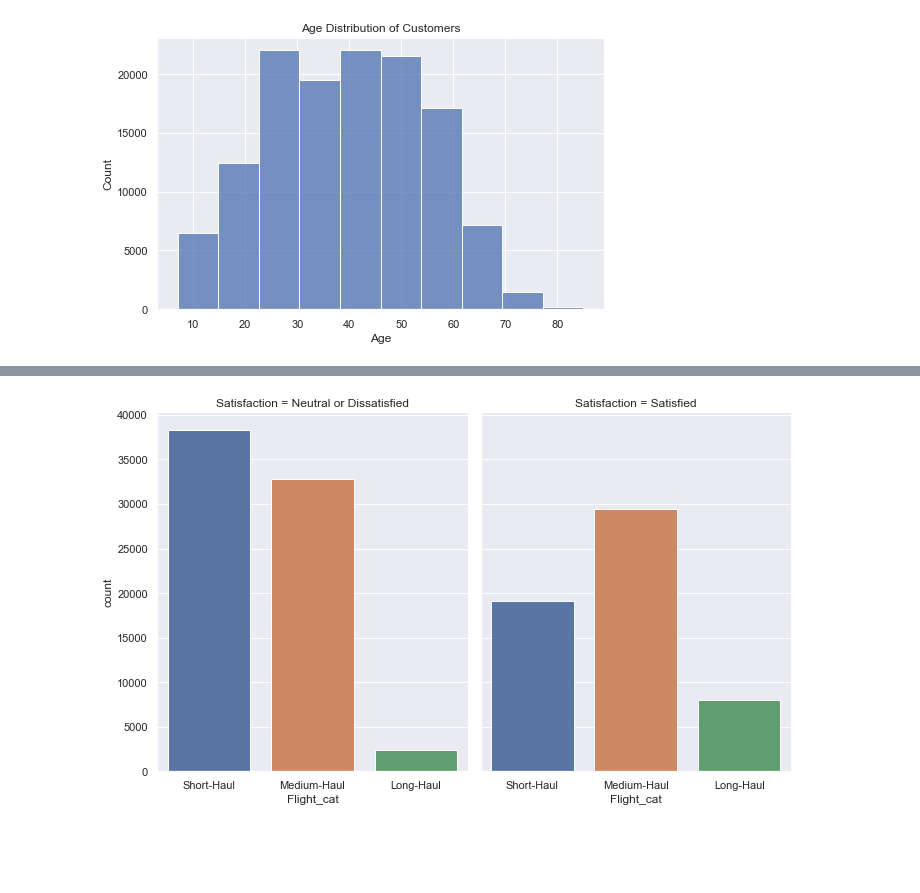
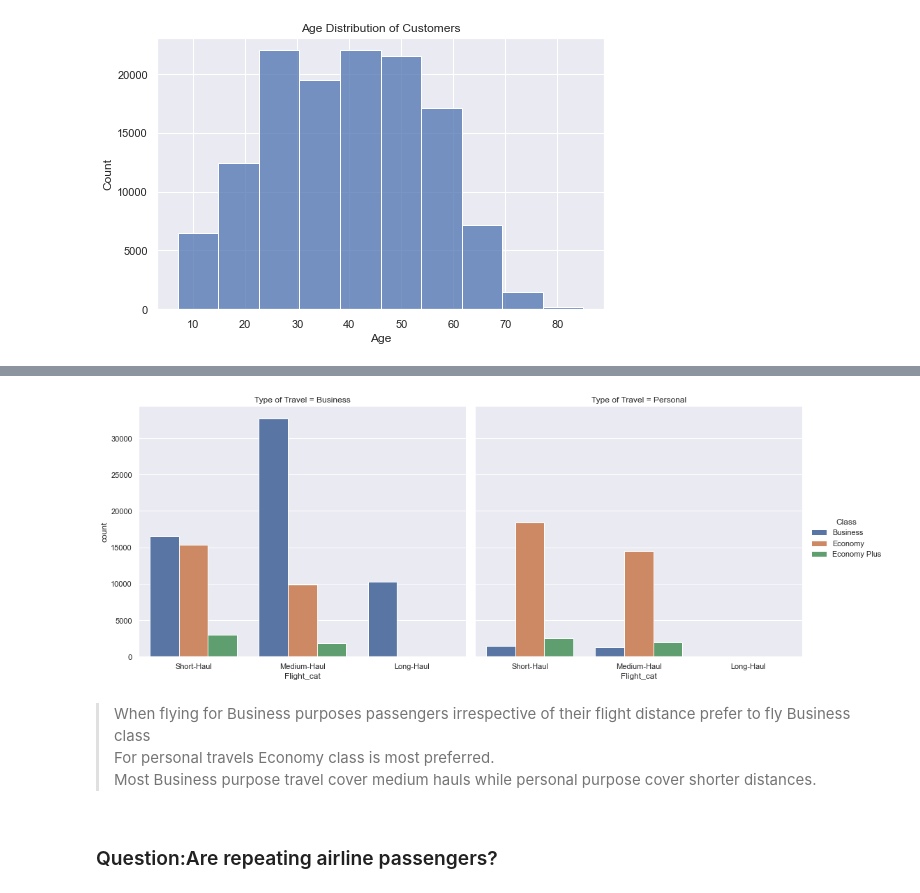
Before and after one commit to techie-grace/Airplane-Customer-Satisfaction, a Jupyter notebook: Aiplane Analysis.ipynb, the cells around one changed output, grey strips where cells are left out. Drawn from its saved outputs; the diff is of its cells as text; code cells hidden in the pictures; blank space fills up the shorter version.

```diff
--- a/Aiplane Analysis.ipynb
+++ b/Aiplane Analysis.ipynb
@@ -227,3 +229,8 @@ plt.title("Age Distribution of Customers")
 plt.show()
 # %% [output]
 [figure]
+# %%
+sns.histplot(data, x="Flight Distance", bins=15)
+sns.set(rc = {'figure.figsize':(8,5)})
+plt.title("Flight Distance Distribution of Customers")
+plt.show()
@@ -292,9 +372,15 @@ plt.show()
 # %%
-sns.catplot(x="Flight_cat",col="Satisfaction", col_wrap=3,
+sns.catplot(x="Flight_cat", hue="Class",col="Type of Travel", col_wrap=2,
                 data=data,
-                kind="count", height=6, aspect=.8)
+                kind="count", height=6, aspect=1.2)
 
 plt.show()
 # %% [output]
-[figure, old version]
+[figure, new version]
+# %% [markdown]
+> When flying for Business purposes passengers irrespective of their flight distance prefer to fly Business class <br>
+> For personal travels Economy class is most preferred. <br>
+> Most Business purpose travel cover medium hauls while personal purpose cover shorter distances.
+# %% [markdown]
+### Question:Are repeating airline passengers?
 # %%
```
Also changed, not shown: parts of 30 cells of this notebook, 1 other file.
